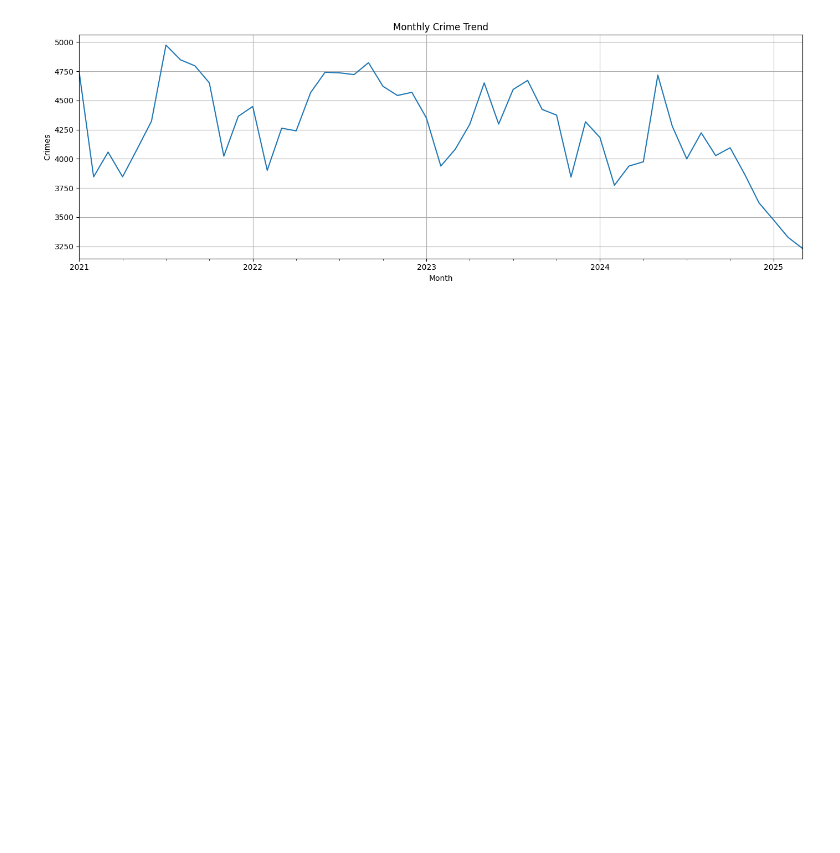
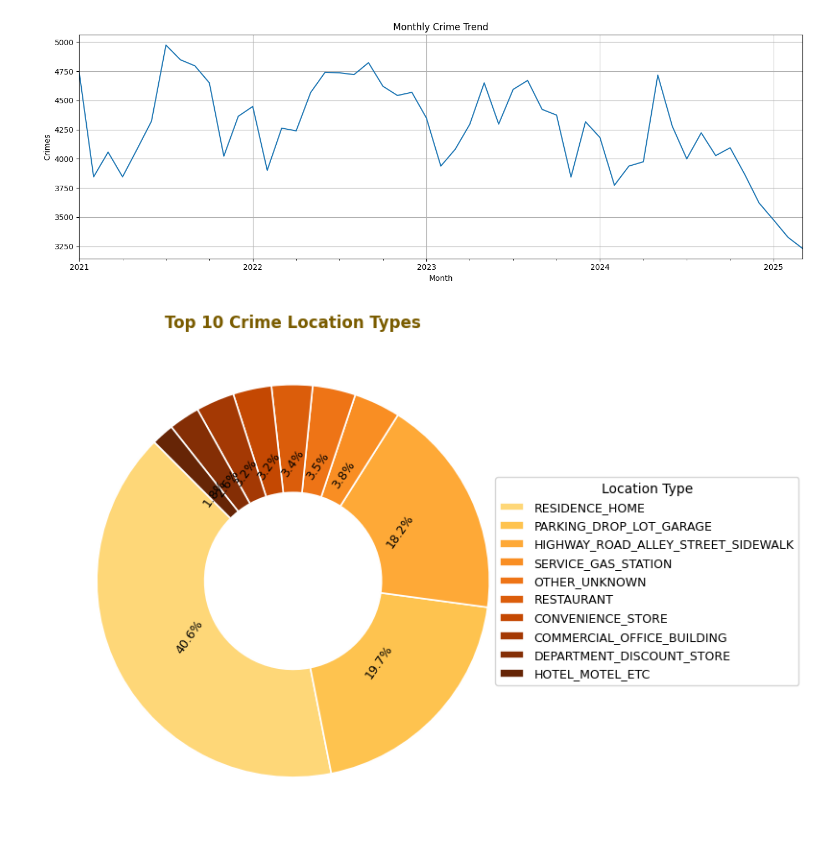
Before and after one commit to ShreyaChivilkar/ATLSHIELD, a Jupyter notebook: EDA.ipynb, the cells around one changed output. Cells and saved outputs as stored; diff of their text form; code cells hidden in the pictures; blank space fills up the shorter version.

```diff
--- a/EDA.ipynb
+++ b/EDA.ipynb
@@ -819,3 +819,46 @@ plt.tight_layout()
 plt.show()
 # %% [output]
 [figure]
+# %%
+import numpy as np
+import matplotlib.pyplot as plt
+
+# Get top 10 Location Types
+location_counts = df['LocationType'].value_counts().head(10)
+
+# Yellow colormap
+yellow_colors = plt.cm.YlOrBr(np.linspace(0.3, 1, 10))
+
+# Donut chart
+fig, ax = plt.subplots(figsize=(8, 8))
+wedges, texts, autotexts = ax.pie(
+    location_counts,
+    labels=None,
+    autopct='%1.1f%%',
+    startangle=135,
+    colors=yellow_colors,
+    wedgeprops={'edgecolor': 'white', 'linewidth': 1.2, 'width': 0.55},
+    textprops={'fontsize': 9}
+)
+
+# Manually rotate percentage labels to 90 degrees
+for autotext in autotexts:
+    autotext.set_rotation(55)
+
+# Legend closer to chart
+ax.legend(
+    wedges,
+    location_counts.index,
+    title="Location Type",
+    loc="center left",
+    bbox_to_anchor=(0.9, 0.5),  # shifted closer to chart
+    fontsize=9,
+    title_fontsize=10
+)
+
+# Title and layout
+plt.title("Top 10 Crime Location Types", fontsize=12, weight='bold', color='#7a5c00')
+plt.tight_layout()
+plt.show()
+# %% [output]
+[figure, added]
```
Also changed, not shown: parts of 1 cell of this notebook.
